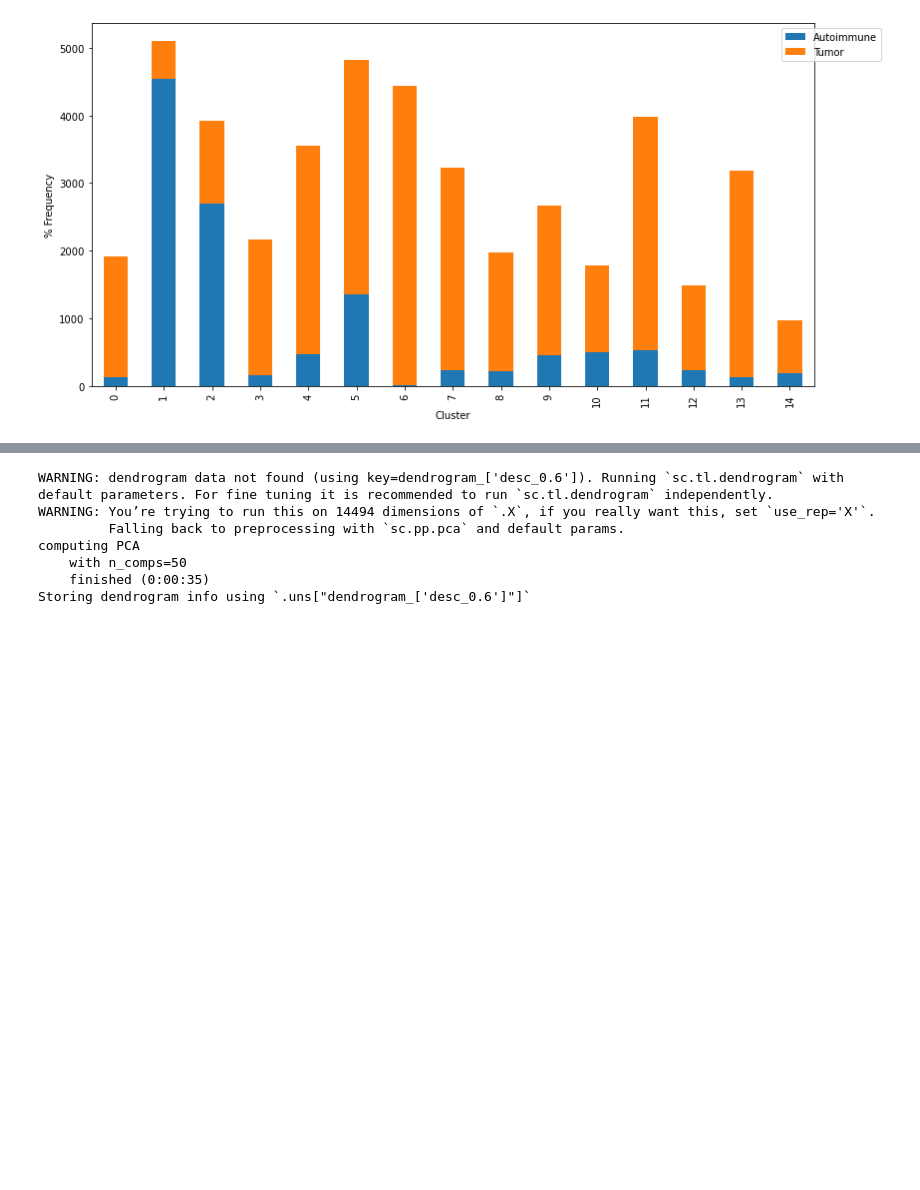
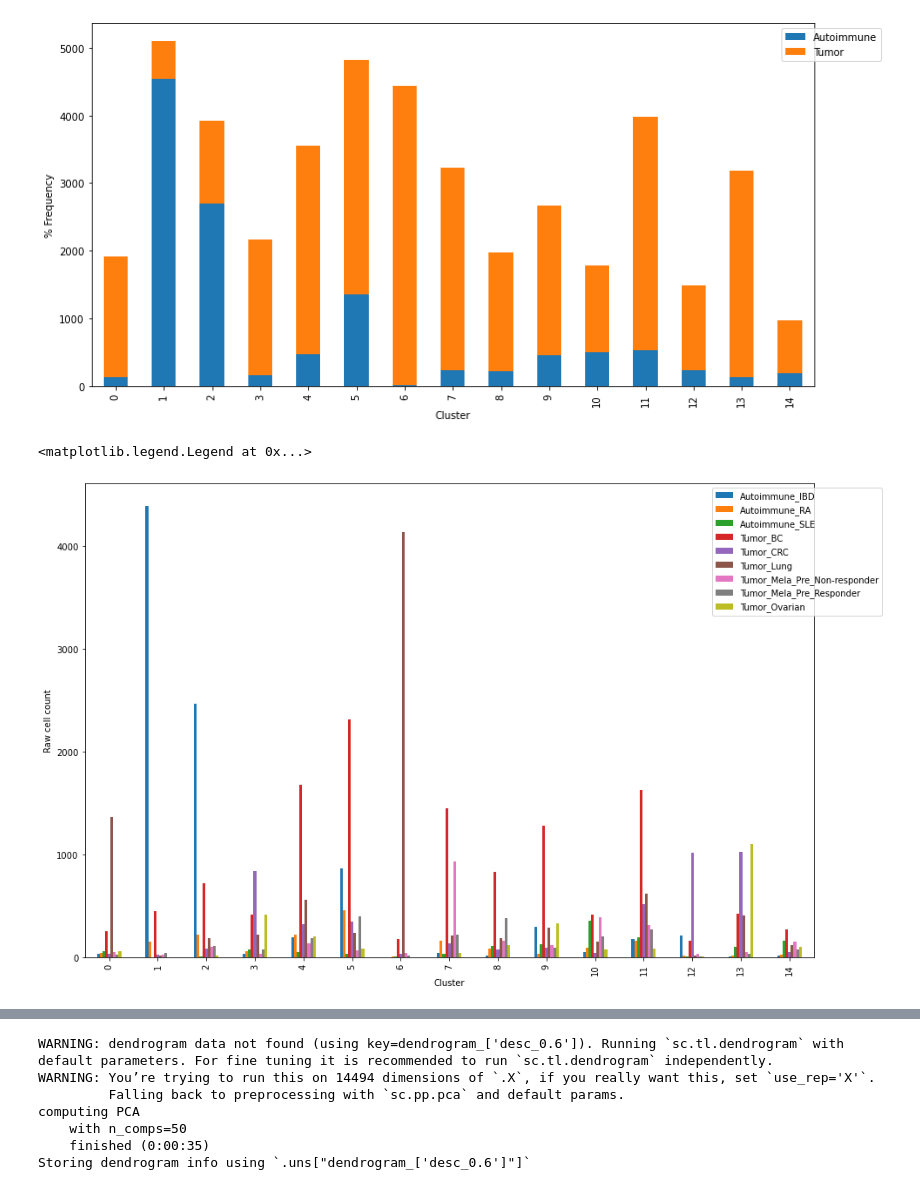
Before and after one commit to luglilab/SP028_Autoimmunity, a Jupyter notebook: Integration_Autoimmune_Tumor.ipynb, the cells around one changed output, grey strips where cells are left out. Saved outputs shown, nothing was run; the diff lists cells and outputs as text; code cells hidden in the pictures; blank space fills up the shorter version.

```diff
--- a/Integration_Autoimmune_Tumor.ipynb
+++ b/Integration_Autoimmune_Tumor.ipynb
@@ -207,3 +228,16 @@ ax1.legend(bbox_to_anchor=(1.1, 1.0))
 # %% [output]
 <matplotlib.legend.Legend at 0x...>
 [figure]
+# %%
+adata.obs = pd.read_csv("/home/spuccio/isilon/spuccio/SP028_Autoimmunity/h5_files/temp3.csv",sep="\t",header=0,index_col=0)
+# %%
+fig, (ax1) = plt.subplots(1,1, figsize=(15,10))
+#
+ax1 = pd.crosstab(adata.obs["desc_0.6"], adata.obs.TumorType).plot.bar(stacked=False,legend=False,ax=ax1)
+ax1.set_xlabel("Cluster")
+ax1.set_ylabel("Raw cell count")
+ax1.grid(False)
+ax1.legend(bbox_to_anchor=(1.1, 1.0))
+# %% [output]
+<matplotlib.legend.Legend at 0x...>
+[figure, added]
```
Also changed, not shown: parts of 31 cells of this notebook, 3 other files.
